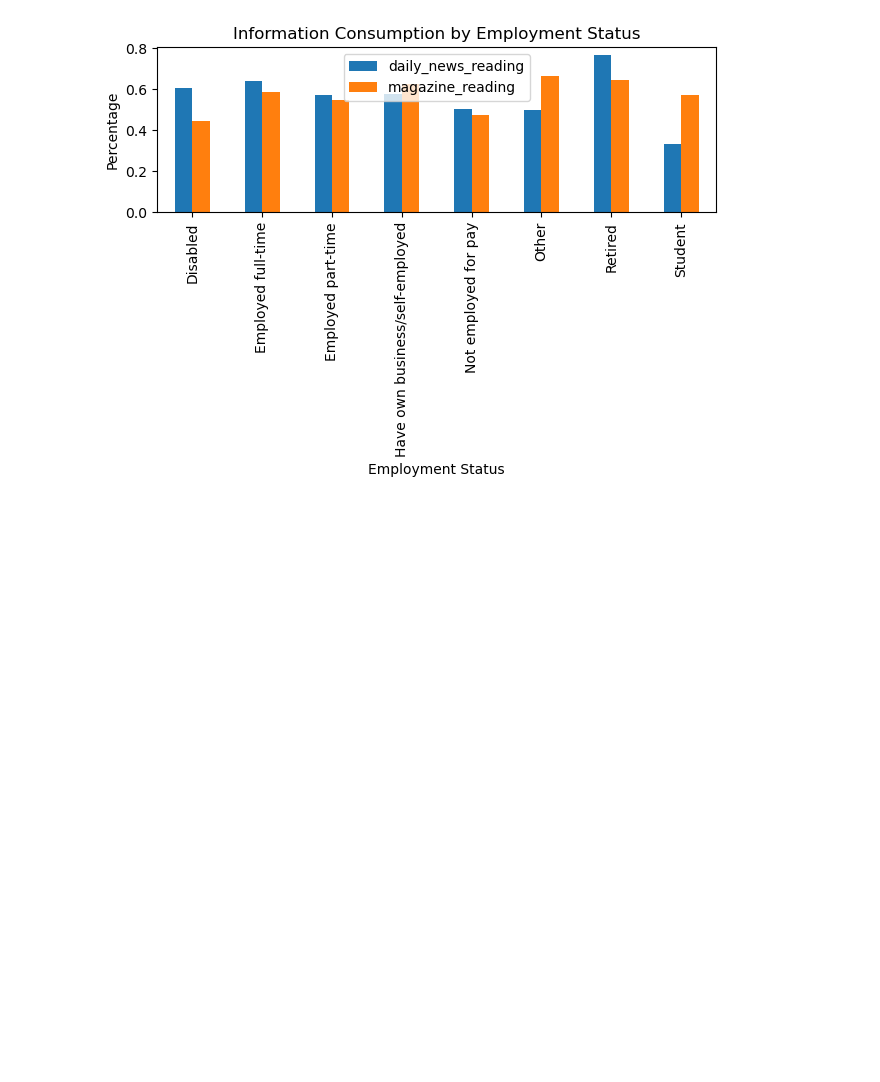
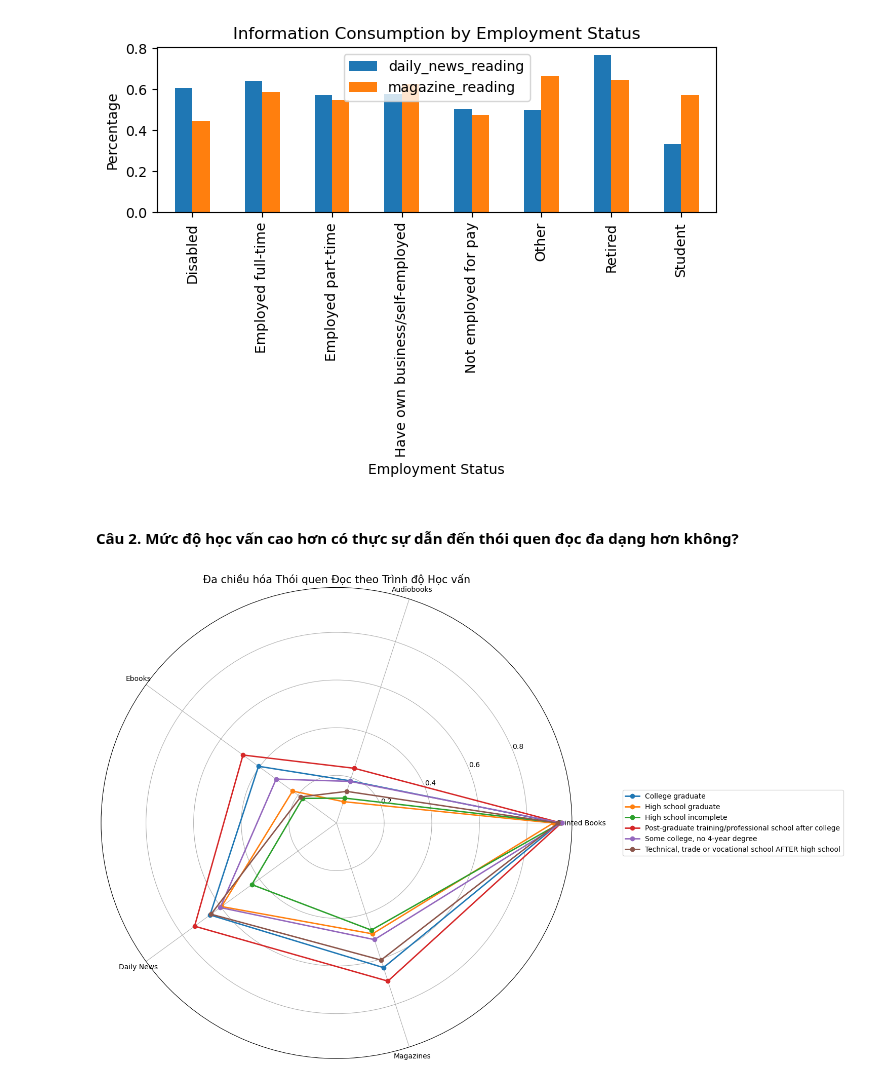
Before and after one commit to neyngnn/LTKHDL, a Jupyter notebook: notebook/Eda.ipynb, the cells around one changed output. Drawn from its saved outputs; the diff is of its cells as text; code cells hidden in the pictures; blank space fills up the shorter version.

```diff
--- a/notebook/Eda.ipynb
+++ b/notebook/Eda.ipynb
@@ -149,3 +149,52 @@ plt.show()
 # %% [output]
 <Figure size 1000x600 with 0 Axes>
 [figure]
+# %% [markdown]
+#### Câu 2. Mức độ học vấn cao hơn có thực sự dẫn đến thói quen đọc đa dạng hơn không?
+# %%
+# 1. Tạo chỉ số tổng hợp về khẩu vị đọc
+df['reading_diversity_score'] = (
+        (df['read_printed_books_last_12m'] == 'Yes').astype(int) +
+        (df['read_audiobooks_last_12m'] == 'Yes').astype(int) +
+        (df['read_ebooks_last_12m'] == 'Yes').astype(int) +
+        (df['read_daily_news'] == 'Yes').astype(int) +
+        (df['read_magazines_journals'] == 'Yes').astype(int)
+    )
+
+    # 2. Phân tích đa chiều với biểu đồ radar
+plt.figure(figsize=(15, 10))
+
+    # Chuẩn hóa dữ liệu để vẽ biểu đồ radar
+categories = ['Printed Books', 'Audiobooks', 'Ebooks', 'Daily News', 'Magazines']
+
+def normalize_reading(series):
+    return (series == 'Yes').astype(float).mean()
+
+    # Tạo dữ liệu cho từng nhóm
+reading_by_education = df.groupby('education').agg({
+        'read_printed_books_last_12m': normalize_reading,
+        'read_audiobooks_last_12m': normalize_reading,
+        'read_ebooks_last_12m': normalize_reading,
+        'read_daily_news': normalize_reading,
+        'read_magazines_journals': normalize_reading
+    })
+
+    # Vẽ biểu đồ radar
+angles = np.linspace(0, 2*np.pi, len(categories), endpoint=False)
+angles = np.concatenate((angles, [angles[0]]))
+
+plt.subplot(polar=True)
+for idx, education in enumerate(reading_by_education.index):
+        values = reading_by_education.loc[education].values
+        values = np.concatenate((values, [values[0]]))
+
+        plt.polar(angles, values, 'o-', linewidth=2,
+                  label=f'{education}')
+
+plt.thetagrids(angles[:-1] * 180/np.pi, categories)
+plt.title('Đa chiều hóa Thói quen Đọc theo Trình độ Học vấn', size=15)
+plt.legend(loc='center left', bbox_to_anchor=(1.1, 0.5))
+plt.tight_layout()
+plt.show()
+# %% [output]
+[figure, added]
```
